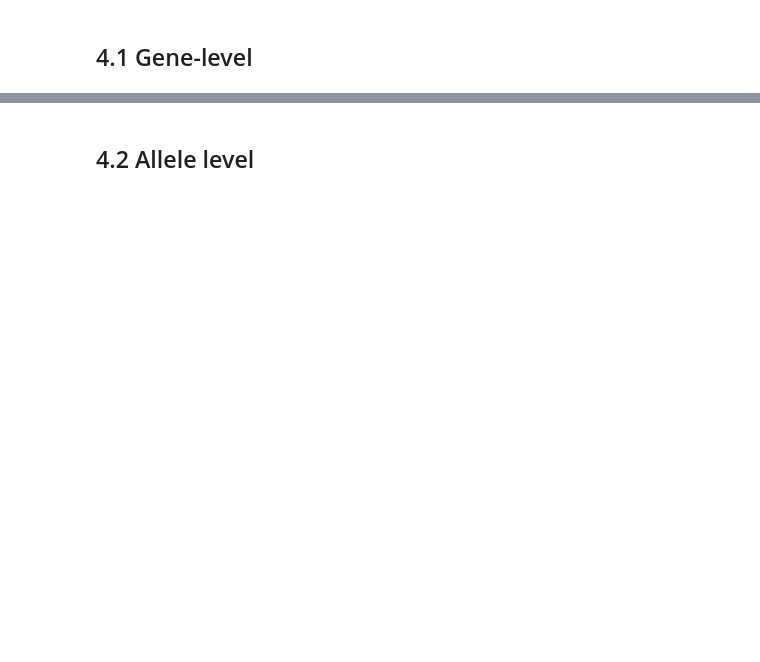
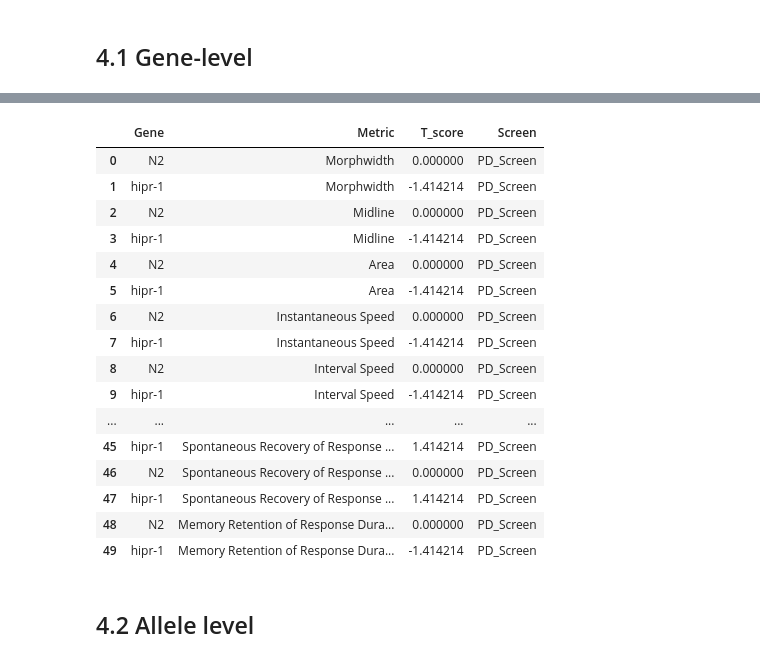
Before and after one commit to JosephLiangUBC/MWT_Dashboard, a Jupyter notebook: Step4_data_processing_for_db.ipynb, the cells around one changed output, grey strips where cells are left out. Cells and saved outputs as stored; diff of their text form; code cells hidden in the pictures; blank space fills up the shorter version.

Commit message:
add psa t stats in Step4

```diff
--- a/Step4_data_processing_for_db.ipynb
+++ b/Step4_data_processing_for_db.ipynb
@@ -640,14 +839,14 @@ def TTest(Type, DF_ref, output, by=["Gene", "dataset"]):
 
     """
     for a in DF_ref[by].unique():
-        Tstat_a =ttest_ind(DF_ref[DF_ref.dataset == a][Type], DF_ref[DF_ref.Allele.isin(["XJ1","N2"])][Type],equal_var=False)[0]
-        Tstat_g= ttest_ind(DF_ref[DF_ref.Gene == a][Type], DF_ref[DF_ref.Gene == "N2"][Type],equal_var=False)[0]
+        Tstat_a = ttest_ind(DF_ref[DF_ref.dataset == a][Type], DF_ref[DF_ref.Allele.isin(["XJ1","N2"])][Type],equal_var=False)[0]
+        Tstat_g = ttest_ind(DF_ref[DF_ref.Gene == a][Type], DF_ref[DF_ref.Gene == "N2"][Type],equal_var=False)[0]
         Tstat = Tstat_g if by=="Gene" else Tstat_a
-        row=[a, Tstat]
-        output.loc[len(output)]=row
+        row = [a, Tstat]
+        output.loc[len(output)] = row
     # print(output)
 
-def do_TTest(by=["Gene", "dataset"], baseline=["true", "false"]):
+def do_TTest(by=["Gene", "dataset"], baseline=["true", "false", "psa"]):
     """
     Perform TTest function for each unique Gene/dataset column in baseline_output/tap_data
 
@@ -661,9 +860,12 @@ def do_TTest(by=["Gene", "dataset"], baseline=["true", "false"]):
     if baseline=="true":
         list_Tstats, list_metrics = baseline_metrics(by)
         data = baseline_output
+    elif baseline=="false":
+        list_Tstats,list_metrics = tap_metrics(by)
+        data = tap_data
     else:
-        list_Tstats,list_metrics = tap_metrics(by)
-        data =tap_data
+        list_Tstats,list_metrics = psa_metrics(by)
+        data = psa_data
     for x in data[by].unique():
         if Screen=="Neuron_Genes_Screen":
             condition = x in (["N2"] if by == "Gene" else ["N2_XJ1", "N2_N2"])
@@ -680,7 +882,7 @@ def do_TTest(by=["Gene", "dataset"], baseline=["true", "false"]):
                 gene_data_final = gene_data[gene_data[by].isin(['N2', x])]
 
             for a,b in zip(list_metrics, list_Tstats):
-                TTest(a, gene_data_final, b, by) #calls t test function
+                TTest(a, gene_data_final, b, by) # calls t test function
 
     PD_Tstats=pd.DataFrame()
     for a in list_Tstats:
@@ -817,9 +1072,9 @@ def rename_columns(df):
     }
     return df.rename(columns=renames)
 
-def merge_Tstats(baseline, habituation, by=["Gene", "dataset"], Screen=Screen):
+def merge_Tstats(baseline, habituation, by=["Gene", "dataset"], Screen=Screen, psa=False):
     """
-    merge two dataframes based on the Gene/dataset
+    merge baseline and tap response dataframes based on the Gene/dataset
     normalize the merged dataframe and then return it with melted version
 
     input:
@@ -842,12 +1097,13 @@ def merge_Tstats(baseline, habituation, by=["Gene", "dataset"], Screen=Screen):
 
     pop_cols(combined_Tstats) #reorder columns
 
-    #rename columns of combined and normalized df
-    combined_Tstats=rename_columns(combined_Tstats)
-    combined_Tstats_normalized_2=rename_columns(combined_Tstats_normalized_2)
-
-    pop_cols(combined_Tstats_normalized_2) # reorder columns
-    pop_last(combined_Tstats_normalized_2) # reorder columns
+    # Skip this step if data = psa
+    if not psa:
+        #rename columns of combined and normalized df
+        combined_Tstats=rename_columns(combined_Tstats)
+        combined_Tstats_normalized_2=rename_columns(combined_Tstats_normalized_2)
+        pop_cols(combined_Tstats_normalized_2) # reorder columns
+        pop_last(combined_Tstats_normalized_2) # reorder columns
 
     # Melt the combined dataframe
     combined_Tstats_melted=combined_Tstats.reset_index()
@@ -868,4 +1124,4 @@ def merge_Tstats(baseline, habituation, by=["Gene", "dataset"], Screen=Screen):
     combined_Tstats_normalized_2['Screen']=Screen
     combined_Tstats_normalized_melted['Screen']=Screen
 
-    return combined_Tstats_normalized_2,combined_Tstats_normalized_melted
+    return combined_Tstats_normalized_2, combined_Tstats_normalized_melted
@@ -878,5 +1147,23 @@ combined_Tstats_normalize_2.head()
 # %%
-combined_Tstats_normalized_melted.head()
+combined_Tstats_normalized_melted.head(50)
+# %% [output]
+|  | Gene | Metric | T_score | Screen |
+| 0 | N2 | Morphwidth | 0.000000 | PD_Screen |
+| 1 | hipr-1 | Morphwidth | -1.414214 | PD_Screen |
+| 2 | N2 | Midline | 0.000000 | PD_Screen |
+| 3 | hipr-1 | Midline | -1.414214 | PD_Screen |
+| 4 | N2 | Area | 0.000000 | PD_Screen |
+| 5 | hipr-1 | Area | -1.414214 | PD_Screen |
+| 6 | N2 | Instantaneous Speed | 0.000000 | PD_Screen |
+| 7 | hipr-1 | Instantaneous Speed | -1.414214 | PD_Screen |
+| 8 | N2 | Interval Speed | 0.000000 | PD_Screen |
+| 9 | hipr-1 | Interval Speed | -1.414214 | PD_Screen |
+| ... | ... | ... | ... | ... |
+| 45 | hipr-1 | Spontaneous Recovery of Response ... | 1.414214 | PD_Screen |
+| 46 | N2 | Spontaneous Recovery of Response ... | 0.000000 | PD_Screen |
+| 47 | hipr-1 | Spontaneous Recovery of Response ... | 1.414214 | PD_Screen |
+| 48 | N2 | Memory Retention of Response Dura... | 0.000000 | PD_Screen |
+| 49 | hipr-1 | Memory Retention of Response Dura... | -1.414214 | PD_Screen |
 # %% [markdown]
 ## 4.2 Allele level
 # %%
```
Also changed, not shown: parts of 44 cells of this notebook.
